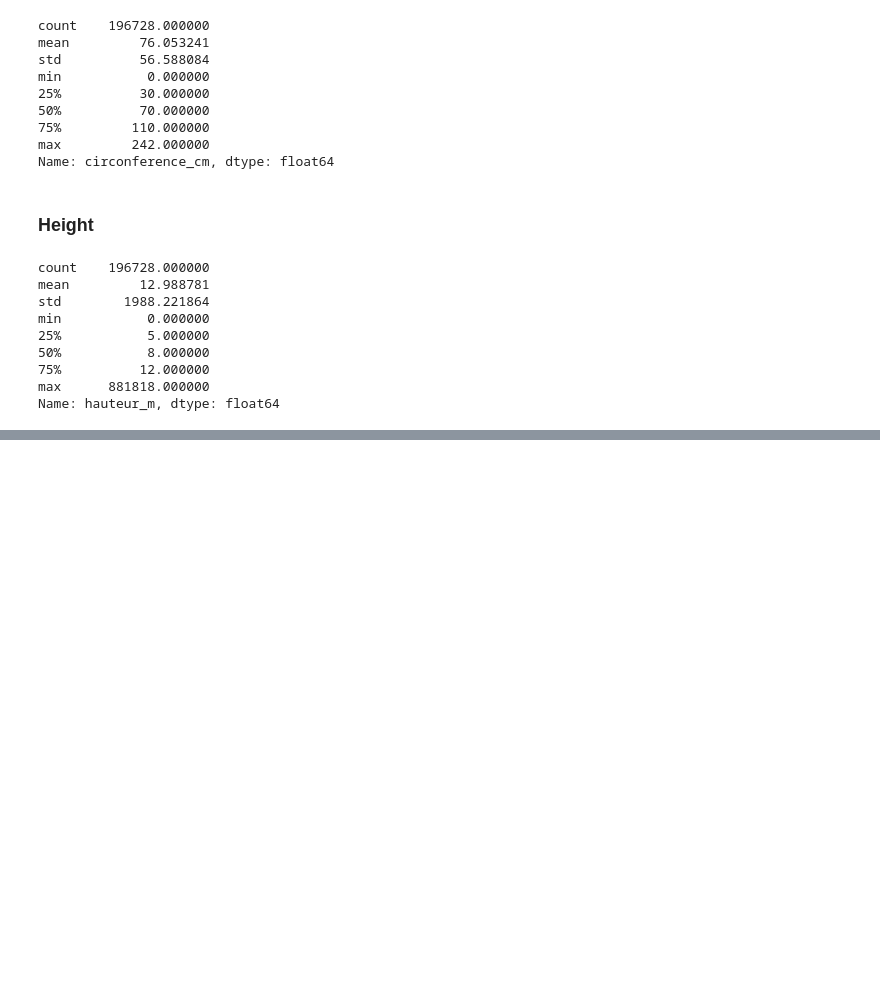
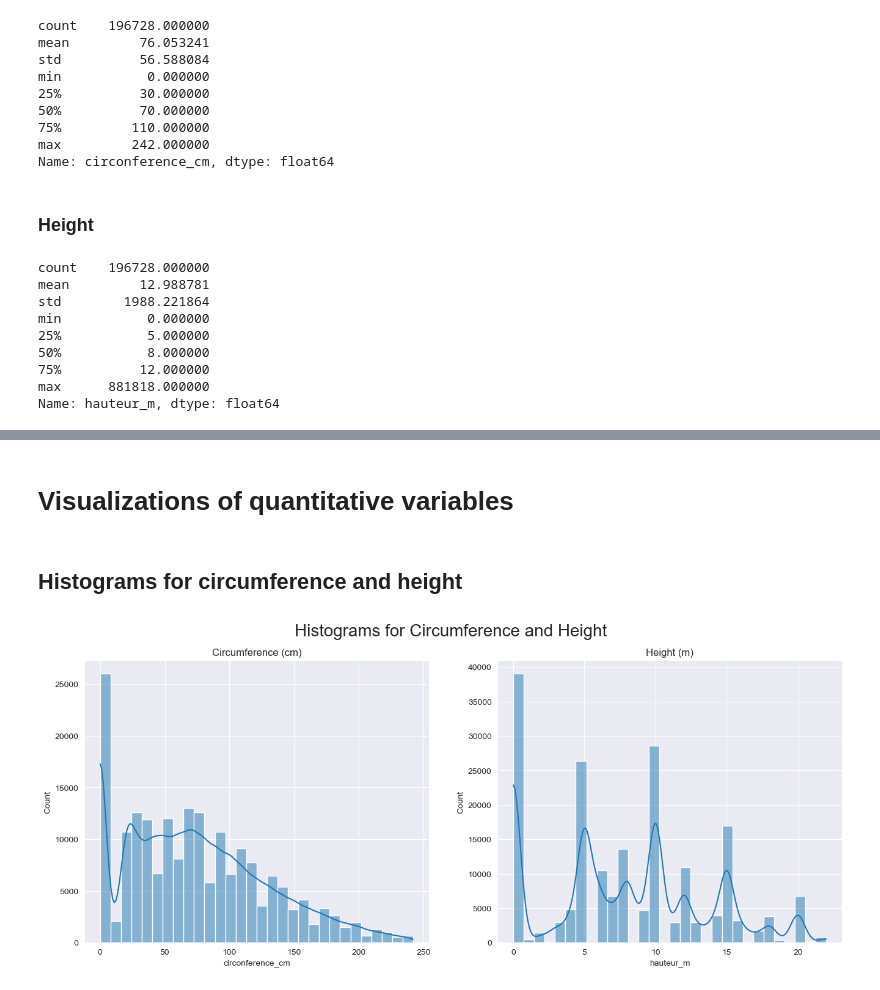
Before and after one commit to preudh/OC_IA_P2_concours_smart_city, a Jupyter notebook: notebooks/smartcity.ipynb, the cells around one changed output, grey strips where cells are left out. Drawn from its saved outputs; the diff is of its cells as text; code cells hidden in the pictures; blank space fills up the shorter version.

```diff
--- a/notebooks/smartcity.ipynb
+++ b/notebooks/smartcity.ipynb
@@ -477,0 +556,4 @@ else:
+# %%
+## List of categorical variables
+var_qualitatives = df.select_dtypes(include='object').columns
+var_qualitatives
@@ -477,0 +564,6 @@ else:
+# %%
+## Change the type of the 'remarquable' column to a categorical variable like 'category' and also those which Dtype is object
+df['remarquable'] = df['remarquable'].astype('category') # remarquable is categorical variable
+for var in var_qualitatives: # Loop through each qualitative variable
+    df[var] = df[var].astype('category')
+df.info() # Display general information about the DataFrame
@@ -477,0 +592,2 @@ else:
+# %%
+df_cleaned = df.copy(deep = True) # Create a copy of the cleaned DataFrame
@@ -477,0 +673,16 @@ else:
+# %% [markdown]
+# Visualizations of quantitative variables
+# %% [markdown]
+## Histograms for circumference and height
+# %%
+plt.figure(figsize=(16, 6)) # Set the size of the figure
+plt.suptitle('Histograms for Circumference and Height', fontsize=20) # Set the title of the figure
+plt.subplot(1, 2, 1) # Create the first subplot for the circumference
+sns.histplot(df_cleaned['circonference_cm'], bins=30, kde=True) # Create a histogram for the circumference
+plt.title('Circumference (cm)') # Set the title of the subplot
+plt.subplot(1, 2, 2) # Create the second subplot for the height
+sns.histplot(df_cleaned['hauteur_m'], bins=30, kde=True) # Create a histogram for the height
+plt.title('Height (m)') # Set the title of the subplot
+plt.show() # Display the figure so that it is visible in the notebook
+# %% [output]
+[figure, added]
```
Also changed, not shown: parts of 32 cells of this notebook.
